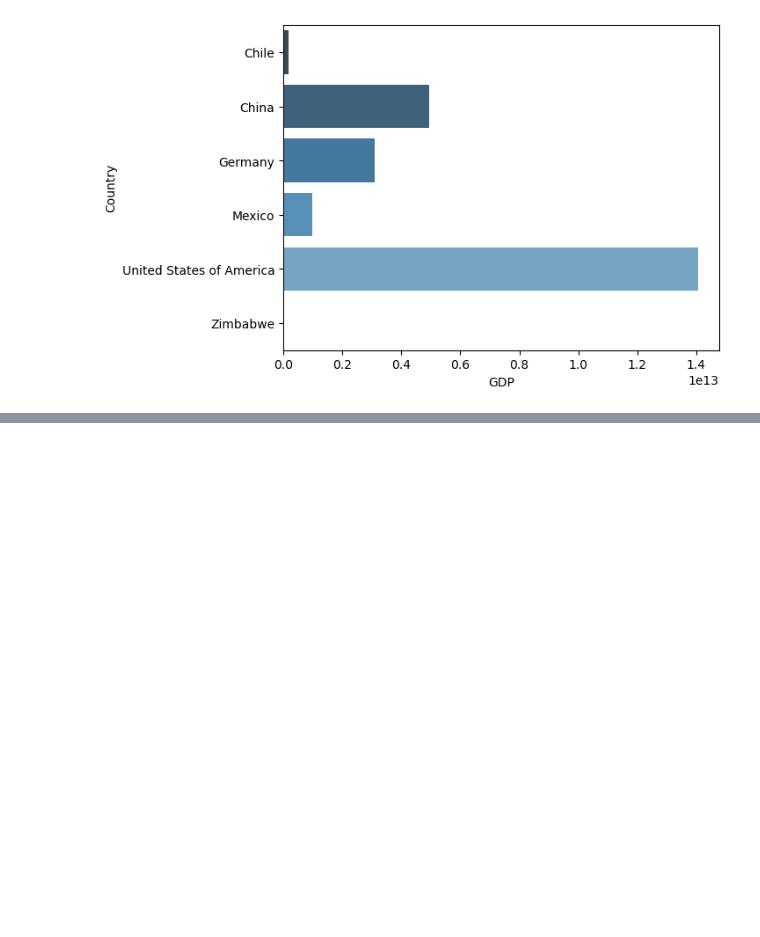
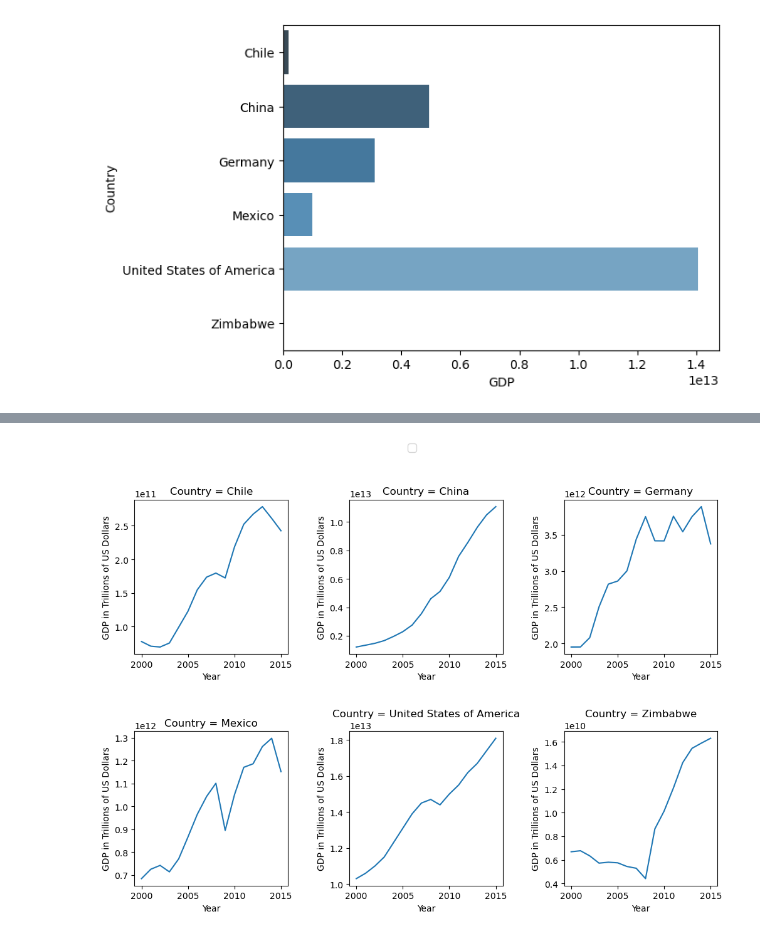
Before and after one commit to Tovborg/Life-Expectancy-and-GDP, a Jupyter notebook: life_expectancy_gdp.ipynb, the cells around one changed output, grey strips where cells are left out. Drawn from its saved outputs; the diff is of its cells as text; code cells hidden in the pictures; blank space fills up the shorter version.

```diff
--- a/life_expectancy_gdp.ipynb
+++ b/life_expectancy_gdp.ipynb
@@ -96,0 +127,20 @@ In the above barplot we can that the US has the highest GDP, followed by China a
+# %%
+fig, (ax1, ax2) = plt.subplots(2,3)
+fig.subplots_adjust(hspace=0.5, wspace=0.4)
+fig.set_size_inches(12, 8)
+
+def create_lineplot(country, ax):
+    df = GDPCountryYear[GDPCountryYear.Country == country]
+    sns.lineplot(x='Year', y='GDP', data=df, ax=ax)
+    ax.set_ylabel('GDP in Trillions of US Dollars')
+    ax.set_title('Country = ' + country)
+
+fig.legend(['Chile', 'China', 'Germany', 'Mexico', 'United States of America', 'Zimbabwe'], loc='upper center', ncol=3, fontsize=12)
+create_lineplot('Chile', ax1[0])
+create_lineplot('China', ax1[1])
+create_lineplot('Germany', ax1[2])
+create_lineplot('Mexico', ax2[0])
+create_lineplot('United States of America', ax2[1])
+create_lineplot('Zimbabwe', ax2[2])
+# %% [output]
+[figure, added]
```
Also changed, not shown: parts of 12 cells of this notebook.
